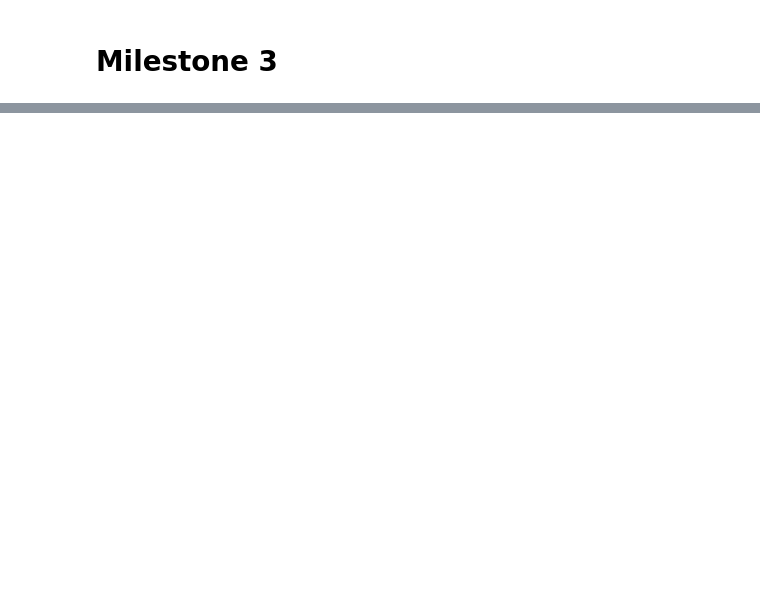
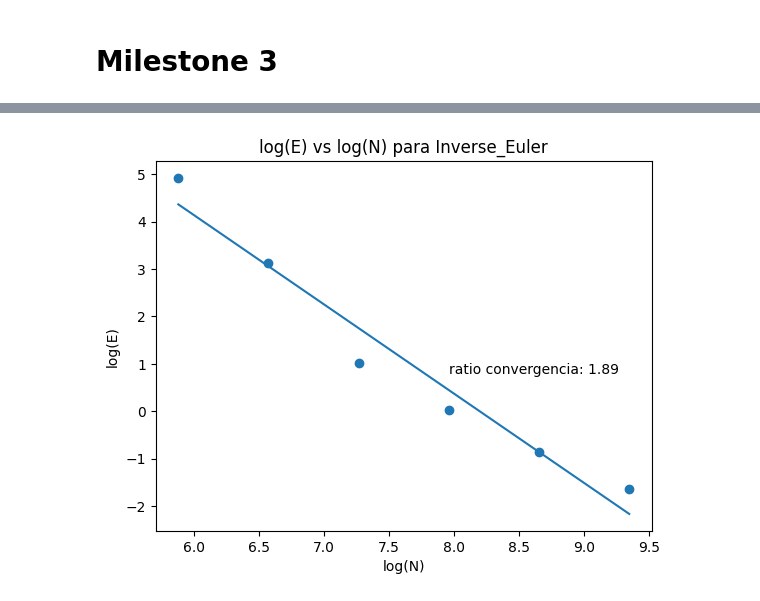
Before and after one commit to jordigonzalez1701A/MUSE_AM1_JGR_2025_2026, a Jupyter notebook: src/milestones/Milestone3.ipynb, the cells around one changed output, grey strips where cells are left out. Saved outputs shown, nothing was run; the diff lists cells and outputs as text; code cells hidden in the pictures; blank space fills up the shorter version.

```diff
--- a/src/milestones/Milestone3.ipynb
+++ b/src/milestones/Milestone3.ipynb
@@ -160,0 +115,4 @@ plt.show()
+# %%
+plot_log_E_vs_log_N(F, U0, t1, Inverse_Euler, 180)
+# %% [output]
+[figure, added]
```
Also changed, not shown: parts of 12 cells of this notebook.
